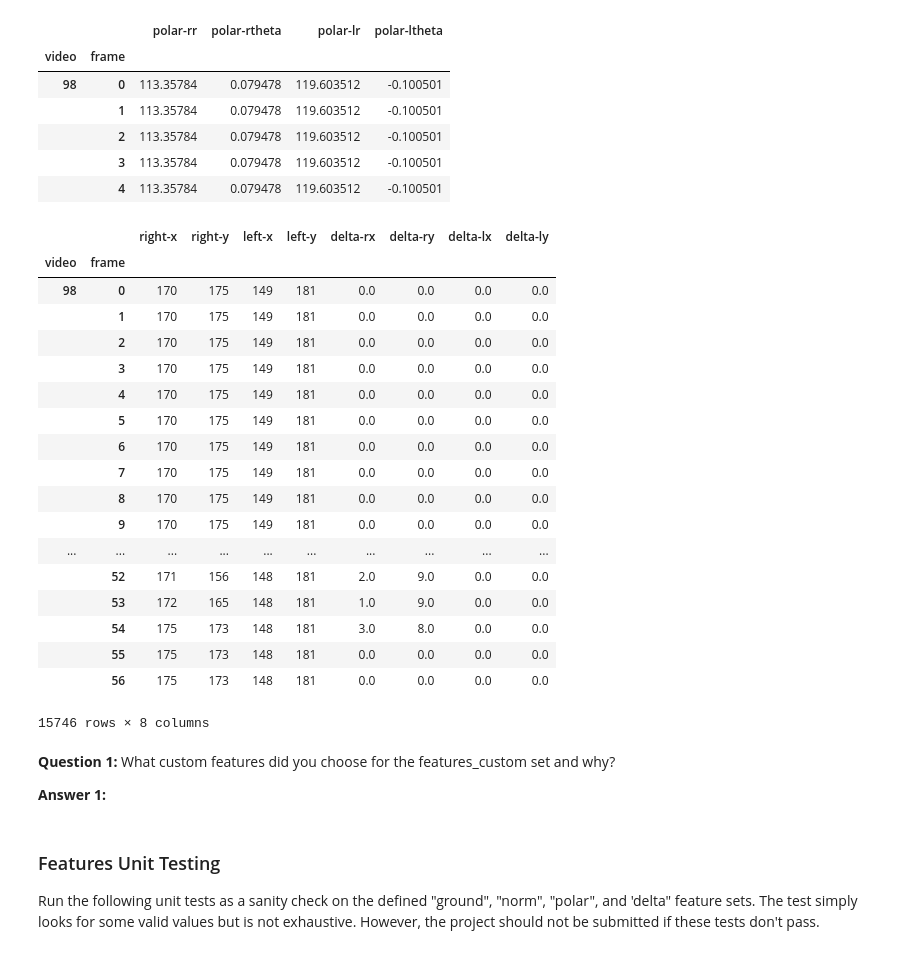
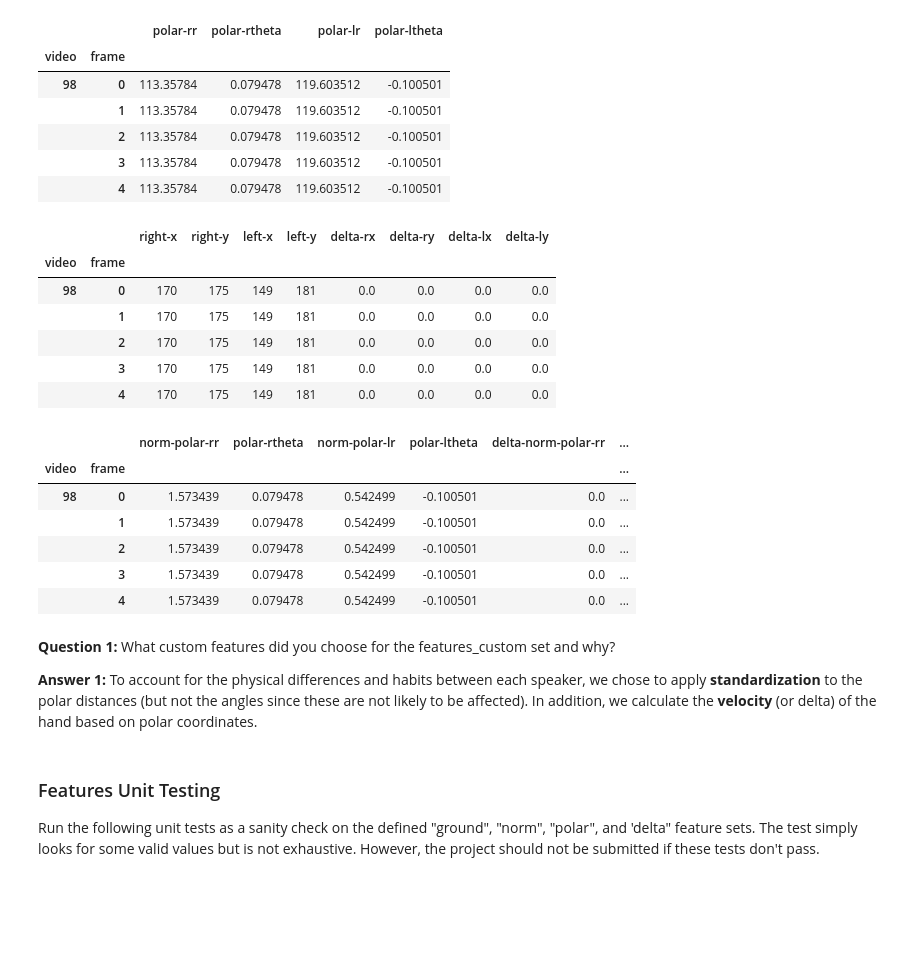
Before and after one commit to ibratface/AIND-Recognizer, a Jupyter notebook: asl_recognizer.ipynb, the cells around one changed output. Drawn from its saved outputs; the diff is of its cells as text; code cells hidden in the pictures; blank space fills up the shorter version.

```diff
--- a/asl_recognizer.ipynb
+++ b/asl_recognizer.ipynb
@@ -249,27 +249,15 @@ asl.df[features_polar].head()
 # %%
 # TODO add features for left, right, x, y differences by one time step, i.e. the "delta" values discussed in the lecture
 # Name these 'delta-rx', 'delta-ry', 'delta-lx', and 'delta-ly'
 
 features_delta = ['delta-rx', 'delta-ry', 'delta-lx', 'delta-ly']
 asl.df[features_delta] = asl.df[features_xy].diff().fillna(0)
-asl.df[features_xy+features_delta]
+asl.df[features_xy+features_delta].head()
 # %% [output]
 |  |  | right-x | right-y | left-x | left-y | delta-rx | delta-ry | delta-lx | delta-ly |
 | video | frame |  |  |  |  |  |  |  |  |
 | 98 | 0 | 170 | 175 | 149 | 181 | 0.0 | 0.0 | 0.0 | 0.0 |
 |  | 1 | 170 | 175 | 149 | 181 | 0.0 | 0.0 | 0.0 | 0.0 |
 |  | 2 | 170 | 175 | 149 | 181 | 0.0 | 0.0 | 0.0 | 0.0 |
 |  | 3 | 170 | 175 | 149 | 181 | 0.0 | 0.0 | 0.0 | 0.0 |
 |  | 4 | 170 | 175 | 149 | 181 | 0.0 | 0.0 | 0.0 | 0.0 |
-|  | 5 | 170 | 175 | 149 | 181 | 0.0 | 0.0 | 0.0 | 0.0 |
-|  | 6 | 170 | 175 | 149 | 181 | 0.0 | 0.0 | 0.0 | 0.0 |
-|  | 7 | 170 | 175 | 149 | 181 | 0.0 | 0.0 | 0.0 | 0.0 |
-|  | 8 | 170 | 175 | 149 | 181 | 0.0 | 0.0 | 0.0 | 0.0 |
-|  | 9 | 170 | 175 | 149 | 181 | 0.0 | 0.0 | 0.0 | 0.0 |
-| ... | ... | ... | ... | ... | ... | ... | ... | ... | ... |
-|  | 52 | 171 | 156 | 148 | 181 | 2.0 | 9.0 | 0.0 | 0.0 |
-|  | 53 | 172 | 165 | 148 | 181 | 1.0 | 9.0 | 0.0 | 0.0 |
-|  | 54 | 175 | 173 | 148 | 181 | 3.0 | 8.0 | 0.0 | 0.0 |
-|  | 55 | 175 | 173 | 148 | 181 | 0.0 | 0.0 | 0.0 | 0.0 |
-|  | 56 | 175 | 173 | 148 | 181 | 0.0 | 0.0 | 0.0 | 0.0 |
-15746 rows × 8 columns
@@ -281,7 +264,44 @@ asl.df[features_xy+features_delta]
-# %% [markdown]
-**Question 1:**  What custom features did you choose for the features_custom set and why?
-
-**Answer 1:**
+# %%
+# TODO add features of your own design, which may be a combination of the above or something else
+# Name these whatever you would like
+
+# TODO define a list named 'features_custom' for building the training set
+
+# First get normalized polar coordinates
+features_norm_polar = ['norm-polar-rr', 'norm-polar-rtheta', 'norm-polar-lr', 'norm-polar-ltheta']
+
+df_polar_mean = asl.df[features_polar + ['speaker']].groupby('speaker').mean()
+df_polar_std = asl.df[features_polar + ['speaker']].groupby('speaker').std()
+
+for f in features_polar:
+    asl.df['{}-mean'.format(f)] = asl.df['speaker'].map(df_polar_mean[f])
+    asl.df['{}-std'.format(f)] = asl.df['speaker'].map(df_polar_std[f])
+
+for norm, polar in zip(features_norm_polar, features_polar):
+    asl.df[norm] = (asl.df[polar] - asl.df['{}-mean'.format(polar)]) / asl.df['{}-std'.format(polar)]
+
+# But we don't want the normalized polar angles
+features_norm_polar = ['norm-polar-rr', 'polar-rtheta', 'norm-polar-lr', 'polar-ltheta']
+
+# We also get the delta for the new normalized polar coordinates
+features_norm_polar_delta = ['delta-norm-polar-rr', 'delta-polar-rtheta', 'delta-norm-polar-lr', 'delta-polar-ltheta']
+asl.df[features_norm_polar_delta] = asl.df[features_norm_polar].diff().fillna(0)
+
+features_custom = features_norm_polar + features_norm_polar_delta
+asl.df[features_custom].head()
+# %% [output]
+|  |  | norm-polar-rr | polar-rtheta | norm-polar-lr | polar-ltheta | delta-norm-polar-rr | ... |
+| video | frame |  |  |  |  |  | ... |
+| 98 | 0 | 1.573439 | 0.079478 | 0.542499 | -0.100501 | 0.0 | ... |
+|  | 1 | 1.573439 | 0.079478 | 0.542499 | -0.100501 | 0.0 | ... |
+|  | 2 | 1.573439 | 0.079478 | 0.542499 | -0.100501 | 0.0 | ... |
+|  | 3 | 1.573439 | 0.079478 | 0.542499 | -0.100501 | 0.0 | ... |
+|  | 4 | 1.573439 | 0.079478 | 0.542499 | -0.100501 | 0.0 | ... |
+# %% [markdown]
+**Question 1:**  What custom features did you choose for the features_custom set and why?
+
+**Answer 1:**
+To account for the physical differences and habits between each speaker, we chose to apply **standardization** to the polar distances (but not the angles since these are not likely to be affected). In addition, we calculate the **velocity** (or delta) of the hand based on polar coordinates.
 # %% [markdown]
 <a id='part1_test'></a>
 ### Features Unit Testing
```
Also changed, not shown: parts of 21 cells of this notebook, 5 other files.
